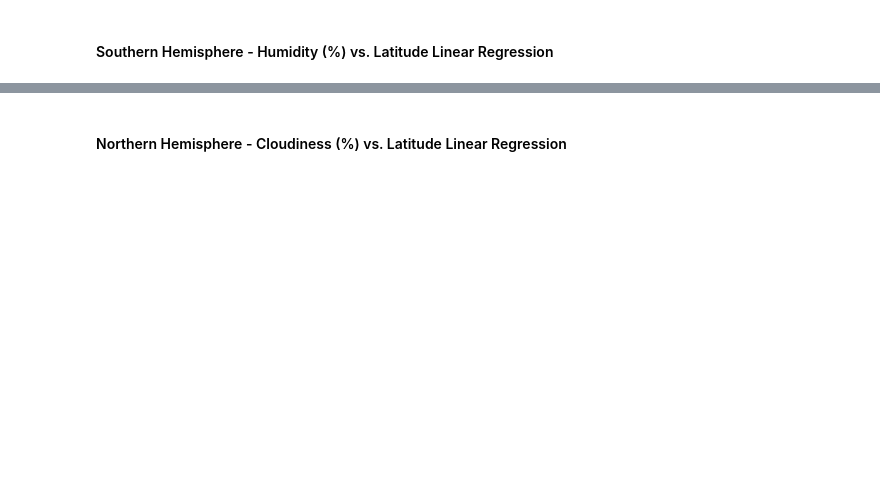
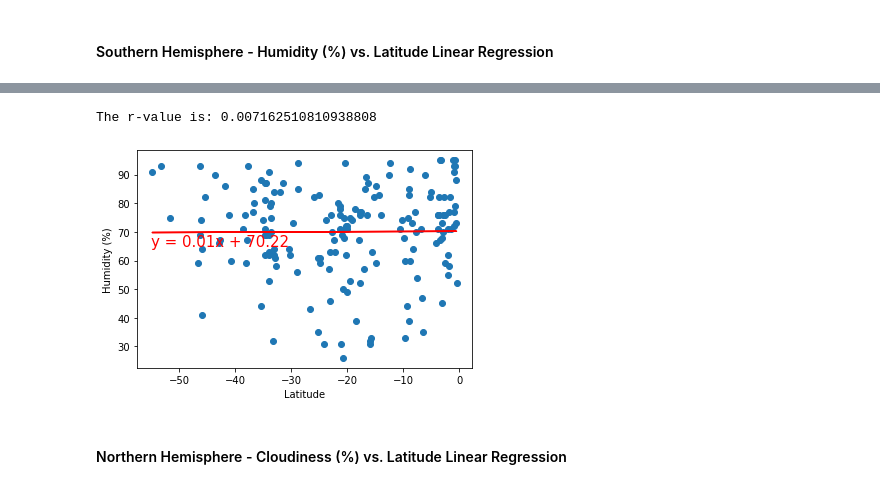
Before and after one commit to MrMrRPG/python_api_challenge, a Jupyter notebook: starter_code/WeatherPy.ipynb, the cells around one changed output, grey strips where cells are left out. Cells and saved outputs as stored; diff of their text form; code cells hidden in the pictures; blank space fills up the shorter version.

```diff
--- a/starter_code/WeatherPy.ipynb
+++ b/starter_code/WeatherPy.ipynb
@@ -237,2 +294,23 @@ The r-value is: 0.014985174297345524
+# %%
+y = shem_df.iloc[:, 4]
+x = shem_df.iloc[:, 1]
+
+(slope, intercept, rvalue, pvalue, stderr) = linregress(x, y)
+regress_values = x * slope + intercept
+
+line_eq = "y = " + str(round(slope,2)) + "x + " + str(round(intercept,2))
+
+plt.scatter(x, y)
+plt.plot(x, regress_values, "r-")
+plt.annotate(line_eq, (-55, 65), fontsize = 15, color = "red")
+plt.ylabel("Humidity (%)")
+plt.xlabel("Latitude")
+
+print(f"The r-value is: {rvalue}")
+plt.savefig("outputdata/SHem/SHem_hum_vs_lat.png")
+plt.show()
+# %% [output]
+The r-value is: 0.007162510810938808
+[figure, added]
 # %% [markdown]
 ####  Northern Hemisphere - Cloudiness (%) vs. Latitude Linear Regression
```
Also changed, not shown: parts of 25 cells of this notebook, 13 other files.
